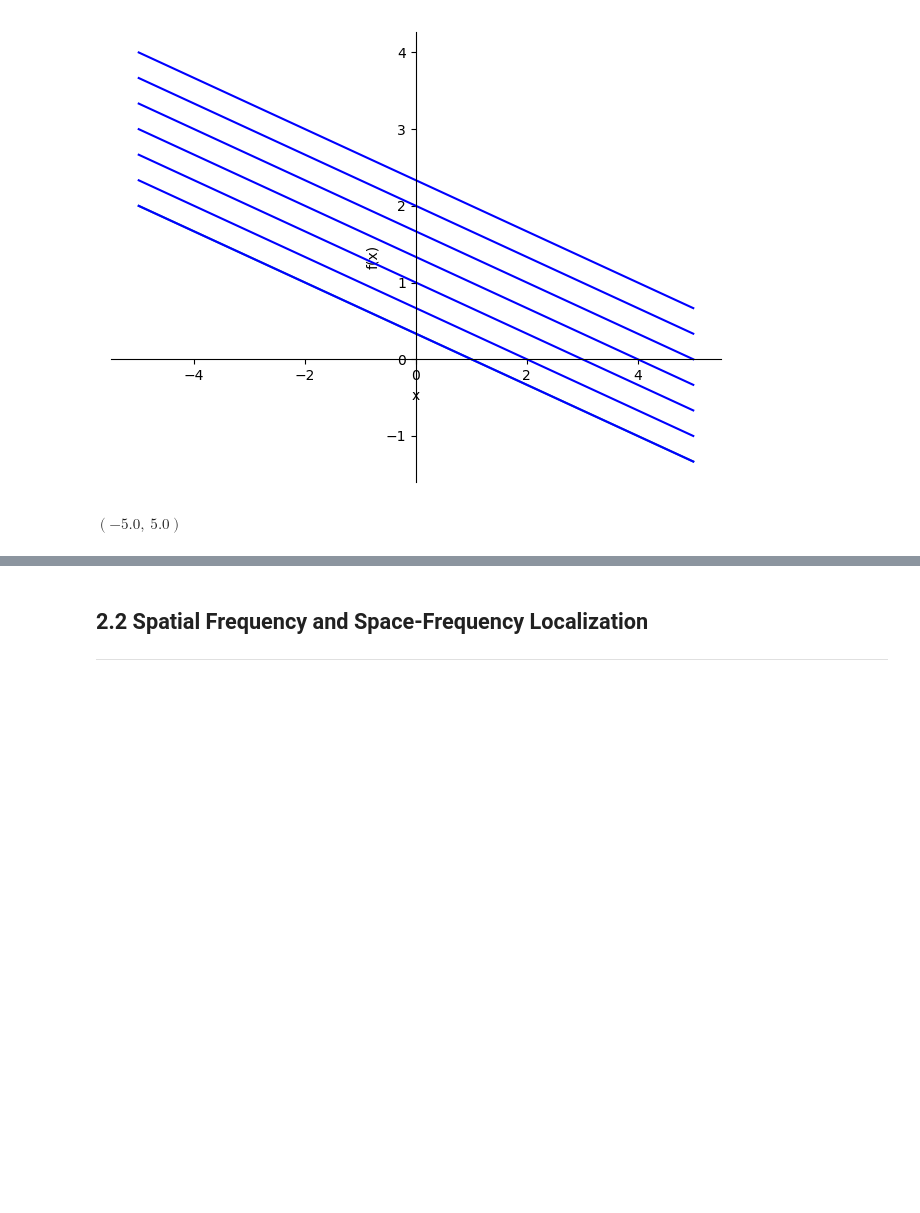
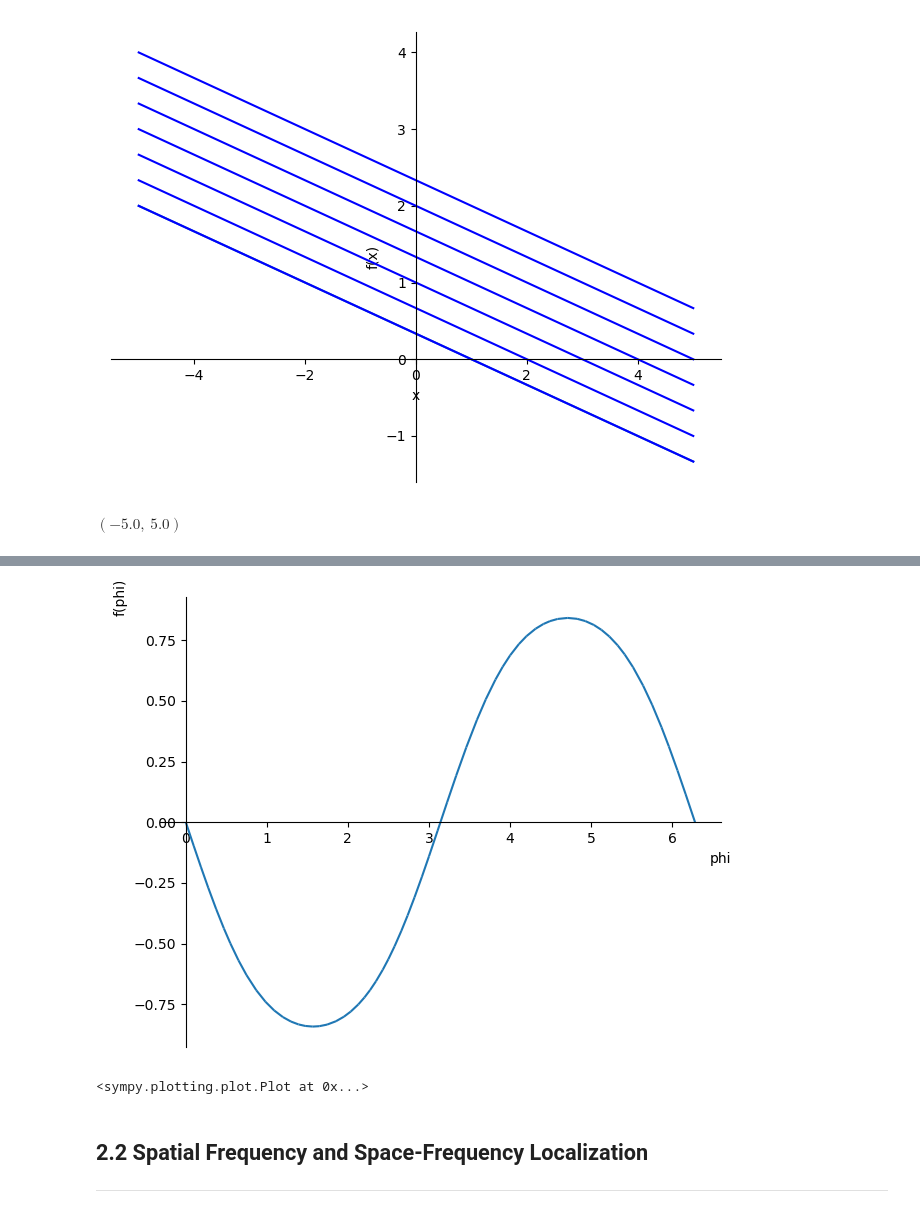
Before and after one commit to MarshallLindsay/Fourier-Optics-Goodman, a Jupyter notebook: Chapter2/Chapter2.ipynb, the cells around one changed output, grey strips where cells are left out. Cells and saved outputs as stored; diff of their text form; code cells hidden in the pictures; blank space fills up the shorter version.

```diff
--- a/Chapter2/Chapter2.ipynb
+++ b/Chapter2/Chapter2.ipynb
@@ -412,3 +438,14 @@ At each point of discontinuity of $g$, the two successive transforms yield the a
+# %%
+r,rho,theta,phi = symbols('r rho theta phi')
+
+a=1
+theta = pi/2
+integrand = exp(-I*a*cos(theta-phi))
+
+plot(im(integrand), (phi, 0, 2*pi))
+# %% [output]
+[figure, added]
+<sympy.plotting.plot.Plot at 0x...>
 # %% [markdown]
 ## 2.2 Spatial Frequency and Space-Frequency Localization
 ---
```
Also changed, not shown: parts of 2 cells of this notebook.
